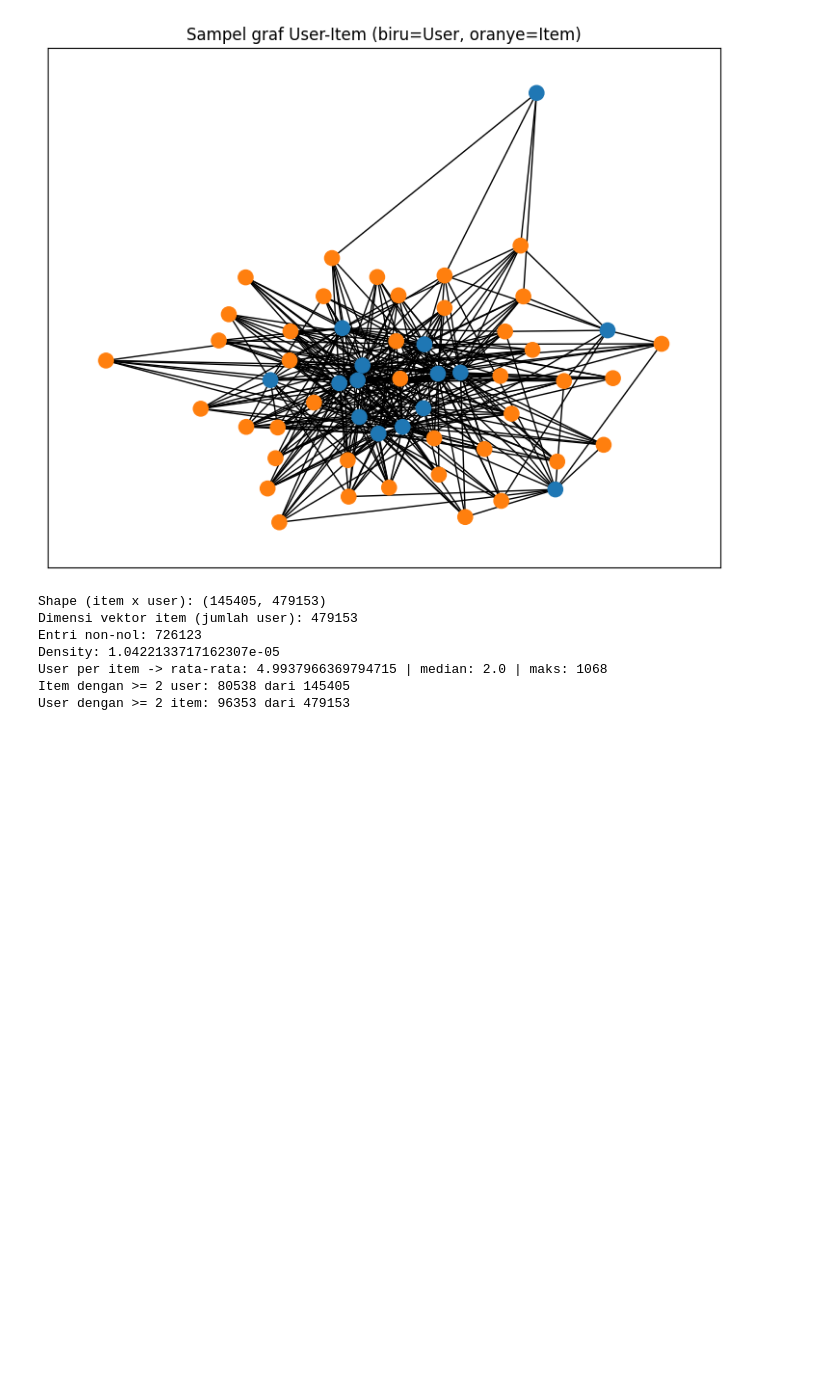
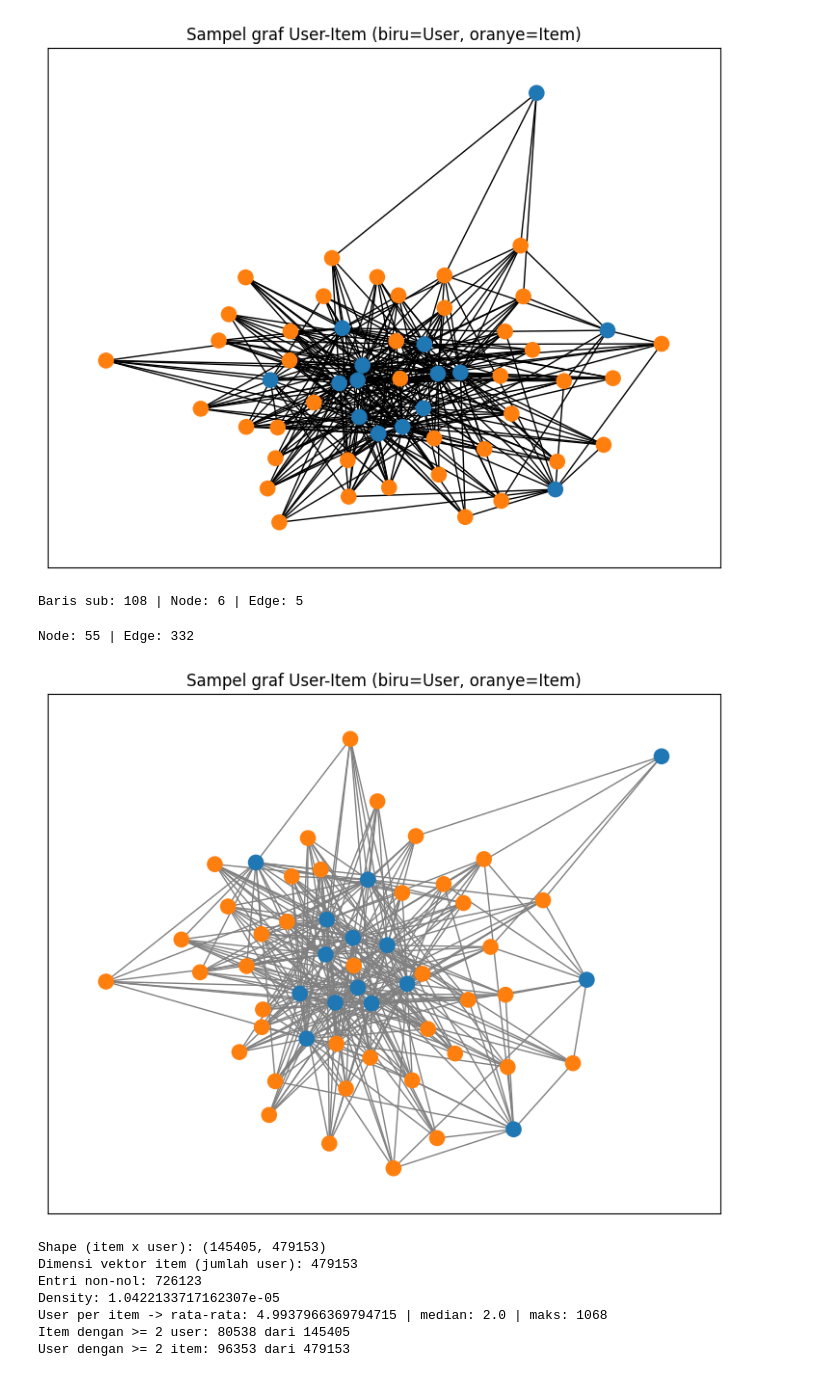
Before and after one commit to nuhaasalsabila/uts-graf-nuhaa-045, a Jupyter notebook: uts.ipynb, the cells around one changed output. Drawn from its saved outputs; the diff is of its cells as text; code cells hidden in the pictures; blank space fills up the shorter version.

Commit message:
kesimpulan 2.2, rapikan komentar, simpan plot

```diff
--- a/uts.ipynb
+++ b/uts.ipynb
@@ -131,6 +168,36 @@ plt.title("Sampel graf User-Item (biru=User, oranye=Item)")
 plt.show()
 # %% [output]
 [figure]
+# %%
+print("Baris sub:", len(sub), "| Node:", G.number_of_nodes(), "| Edge:", G.number_of_edges())
+# %% [output]
+Baris sub: 108 | Node: 6 | Edge: 5
+# %%
+#4.1 plot network
+import networkx as nx
+import matplotlib.pyplot as plt
+
+top_users = agg.groupby("visitorid").size().sort_values(ascending=False).head(15).index
+sub = agg[agg["visitorid"].isin(top_users)]
+sub = sub[sub["itemid"].isin(sub["itemid"].value_counts().head(40).index)]
+
+G_user = nx.Graph()
+for r in sub.itertuples():
+    G_user.add_edge(f"U{r.visitorid}", f"I{r.itemid}", weight=r.w)
+
+warna_user = ["tab:blue" if n.startswith("U") else "tab:orange" for n in G_user.nodes]
+print("Node:", G_user.number_of_nodes(), "| Edge:", G_user.number_of_edges())
+
+fig = plt.figure(figsize=(9, 7), facecolor="white")
+ax = fig.add_subplot(111)
+nx.draw_networkx(G_user, ax=ax, node_color=warna_user, node_size=120,
+                 with_labels=False, edge_color="gray")
+ax.set_title("Sampel graf User-Item (biru=User, oranye=Item)")
+fig.savefig("plot_user_item.png", dpi=150, facecolor="white")   # sebelum show
+plt.show()
+# %% [output]
+Node: 55 | Edge: 332
+[figure, added]
 # %%
 #5. VSM simpul Item
 #5.1 matriks item x User
```
Also changed, not shown: parts of 16 cells of this notebook, 1 other file.
